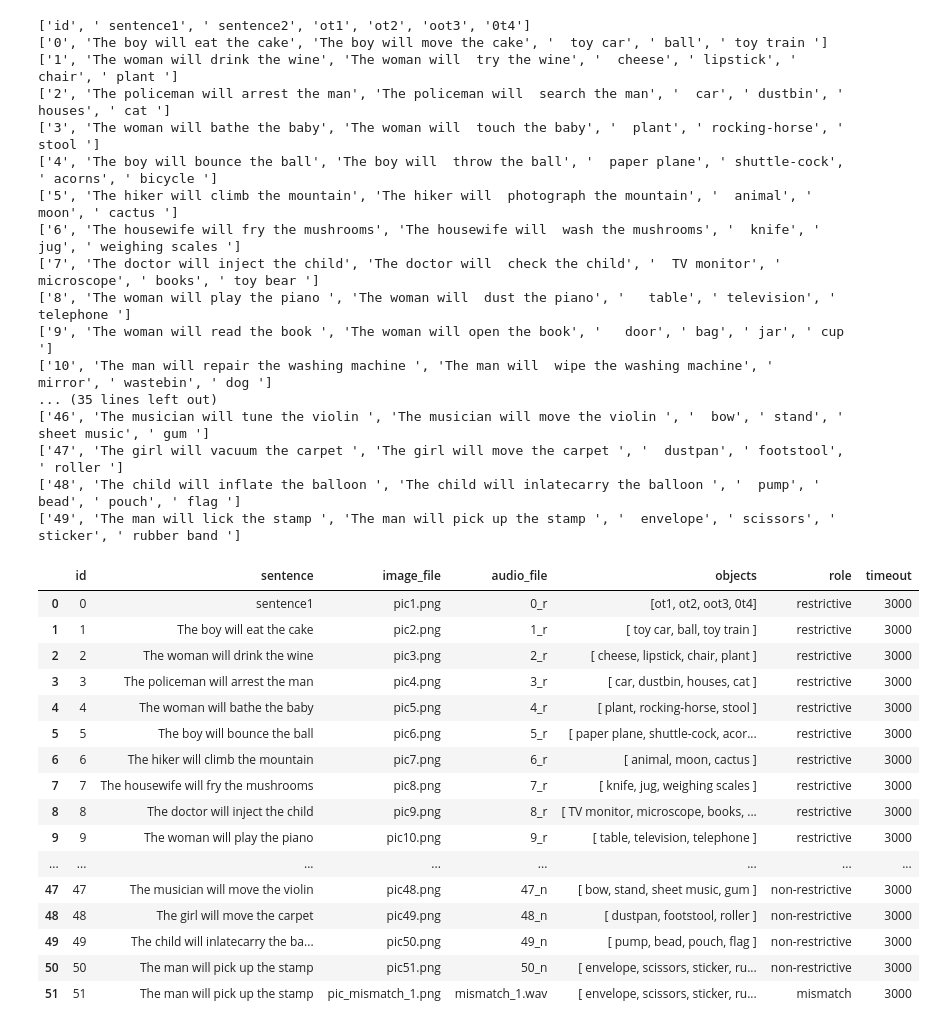
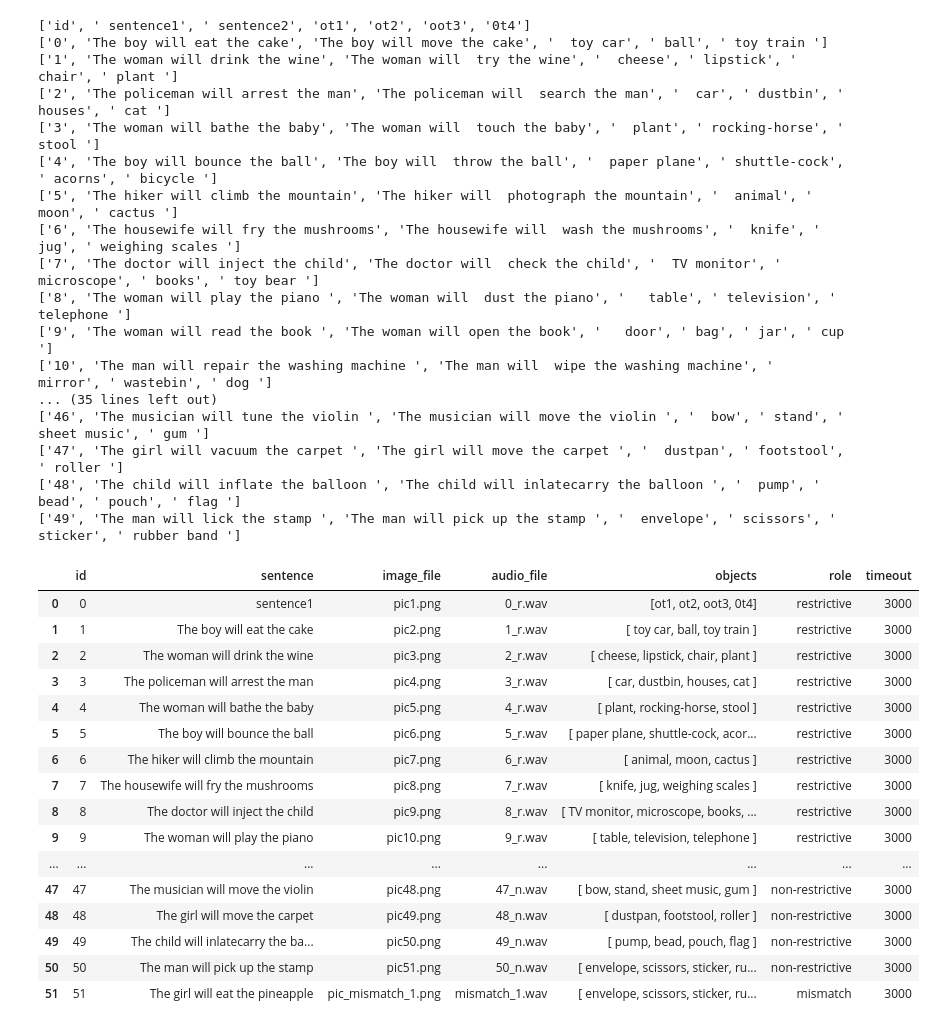
Before and after one commit to JonathanTheDuck/et26_VisualWorldParadigm, a Jupyter notebook: 01_experiment/stimuli/creatingDataStructure/prep_stimuliFIle.ipynb, the cells around one changed output. Drawn from its saved outputs; the diff is of its cells as text; code cells hidden in the pictures.

```diff
--- a/01_experiment/stimuli/creatingDataStructure/prep_stimuliFIle.ipynb
+++ b/01_experiment/stimuli/creatingDataStructure/prep_stimuliFIle.ipynb
@@ -18,55 +18,57 @@ with open ('sentences.csv', 'r') as file:
         objects = [row[3],row[4],row[5],row[6]] if len(row) > 6 else [row[3],row[4],row[5]]
         if indx <25:
             sentence=row[1] #taking the restrictive sentence for the first 25
-            audio_file = f"{indx}_r"
+            audio_file = f"{indx}_r.wav"
             role='restrictive'
         else:
             sentence=row[2] #takling the non restictive for the last 25
-            audio_file = f"{indx}_n"
+            audio_file = f"{indx}_n.wav"
             role='non-restrictive'
 
         imge_file = f"pic{indx+1}.png"#tara saved the images staring at 1 while i saved the audios starting at 0. We can correct this mismatch at the next iteration of stimuli creation
 
 
         df_stimuli.loc[len(df_stimuli)] = {'id': indx, 'sentence': sentence, 'image_file': imge_file, 'audio_file': audio_file, 'objects': objects, 'role':role, 'timeout': timeout}
         indx +=1
 
 #adding stimuli with mismatch here: (currently only one created: pineapple girl)
 df_stimuli.loc[len(df_stimuli)] = {'id': indx, 'sentence': 'The girl will eat the pineapple', 'image_file': 'pic_mismatch_1.png', 'audio_file': 'mismatch_1.wav', 'objects': objects, 'role': 'mismatch', 'timeout': timeout}
 
+
+df_stimuli.to_csv('stimuli_expandedData.csv', index=False)
 df_stimuli
 # %% [output]
 ['id', ' sentence1', ' sentence2', 'ot1', 'ot2', 'oot3', '0t4']
 ['0', 'The boy will eat the cake', 'The boy will move the cake', '  toy car', ' ball', ' toy train ']
 ['1', 'The woman will drink the wine', 'The woman will  try the wine', '  cheese', ' lipstick', ' chair', ' plant ']
 ['2', 'The policeman will arrest the man', 'The policeman will  search the man', '  car', ' dustbin', ' houses', ' cat ']
 ['3', 'The woman will bathe the baby', 'The woman will  touch the baby', '  plant', ' rocking-horse', ' stool ']
 ['4', 'The boy will bounce the ball', 'The boy will  throw the ball', '  paper plane', ' shuttle-cock', ' acorns', ' bicycle ']
 ['5', 'The hiker will climb the mountain', 'The hiker will  photograph the mountain', '  animal', ' moon', ' cactus ']
 ['6', 'The housewife will fry the mushrooms', 'The housewife will  wash the mushrooms', '  knife', ' jug', ' weighing scales ']
 ['7', 'The doctor will inject the child', 'The doctor will  check the child', '  TV monitor', ' microscope', ' books', ' toy bear ']
 ['8', 'The woman will play the piano ', 'The woman will  dust the piano', '   table', ' television', ' telephone ']
 ['9', 'The woman will read the book ', 'The woman will open the book', '   door', ' bag', ' jar', ' cup ']
 ['10', 'The man will repair the washing machine ', 'The man will  wipe the washing machine', '   mirror', ' wastebin', ' dog ']
 ... (35 lines left out)
 ['46', 'The musician will tune the violin ', 'The musician will move the violin ', '  bow', ' stand', ' sheet music', ' gum ']
 ['47', 'The girl will vacuum the carpet ', 'The girl will move the carpet ', '  dustpan', ' footstool', ' roller ']
 ['48', 'The child will inflate the balloon ', 'The child will inlatecarry the balloon ', '  pump', ' bead', ' pouch', ' flag ']
 ['49', 'The man will lick the stamp ', 'The man will pick up the stamp ', '  envelope', ' scissors', ' sticker', ' rubber band ']
 |  | id | sentence | image_file | audio_file | objects | role | timeout |
-| 0 | 0 | sentence1 | pic1.png | 0_r | [ot1, ot2, oot3, 0t4] | restrictive | 3000 |
-| 1 | 1 | The boy will eat the cake | pic2.png | 1_r | [ toy car, ball, toy train ] | restrictive | 3000 |
-| 2 | 2 | The woman will drink the wine | pic3.png | 2_r | [ cheese, lipstick, chair, plant ] | restrictive | 3000 |
-| 3 | 3 | The policeman will arrest the man | pic4.png | 3_r | [ car, dustbin, houses, cat ] | restrictive | 3000 |
-| 4 | 4 | The woman will bathe the baby | pic5.png | 4_r | [ plant, rocking-horse, stool ] | restrictive | 3000 |
-| 5 | 5 | The boy will bounce the ball | pic6.png | 5_r | [ paper plane, shuttle-cock, acor... | restrictive | 3000 |
-| 6 | 6 | The hiker will climb the mountain | pic7.png | 6_r | [ animal, moon, cactus ] | restrictive | 3000 |
-| 7 | 7 | The housewife will fry the mushrooms | pic8.png | 7_r | [ knife, jug, weighing scales ] | restrictive | 3000 |
-| 8 | 8 | The doctor will inject the child | pic9.png | 8_r | [ TV monitor, microscope, books, ... | restrictive | 3000 |
-| 9 | 9 | The woman will play the piano | pic10.png | 9_r | [ table, television, telephone ] | restrictive | 3000 |
+| 0 | 0 | sentence1 | pic1.png | 0_r.wav | [ot1, ot2, oot3, 0t4] | restrictive | 3000 |
+| 1 | 1 | The boy will eat the cake | pic2.png | 1_r.wav | [ toy car, ball, toy train ] | restrictive | 3000 |
+| 2 | 2 | The woman will drink the wine | pic3.png | 2_r.wav | [ cheese, lipstick, chair, plant ] | restrictive | 3000 |
+| 3 | 3 | The policeman will arrest the man | pic4.png | 3_r.wav | [ car, dustbin, houses, cat ] | restrictive | 3000 |
+| 4 | 4 | The woman will bathe the baby | pic5.png | 4_r.wav | [ plant, rocking-horse, stool ] | restrictive | 3000 |
+| 5 | 5 | The boy will bounce the ball | pic6.png | 5_r.wav | [ paper plane, shuttle-cock, acor... | restrictive | 3000 |
+| 6 | 6 | The hiker will climb the mountain | pic7.png | 6_r.wav | [ animal, moon, cactus ] | restrictive | 3000 |
+| 7 | 7 | The housewife will fry the mushrooms | pic8.png | 7_r.wav | [ knife, jug, weighing scales ] | restrictive | 3000 |
+| 8 | 8 | The doctor will inject the child | pic9.png | 8_r.wav | [ TV monitor, microscope, books, ... | restrictive | 3000 |
+| 9 | 9 | The woman will play the piano | pic10.png | 9_r.wav | [ table, television, telephone ] | restrictive | 3000 |
 | ... | ... | ... | ... | ... | ... | ... | ... |
-| 47 | 47 | The musician will move the violin | pic48.png | 47_n | [ bow, stand, sheet music, gum ] | non-restrictive | 3000 |
-| 48 | 48 | The girl will move the carpet | pic49.png | 48_n | [ dustpan, footstool, roller ] | non-restrictive | 3000 |
-| 49 | 49 | The child will inlatecarry the ba... | pic50.png | 49_n | [ pump, bead, pouch, flag ] | non-restrictive | 3000 |
-| 50 | 50 | The man will pick up the stamp | pic51.png | 50_n | [ envelope, scissors, sticker, ru... | non-restrictive | 3000 |
-| 51 | 51 | The man will pick up the stamp | pic_mismatch_1.png | mismatch_1.wav | [ envelope, scissors, sticker, ru... | mismatch | 3000 |
+| 47 | 47 | The musician will move the violin | pic48.png | 47_n.wav | [ bow, stand, sheet music, gum ] | non-restrictive | 3000 |
+| 48 | 48 | The girl will move the carpet | pic49.png | 48_n.wav | [ dustpan, footstool, roller ] | non-restrictive | 3000 |
+| 49 | 49 | The child will inlatecarry the ba... | pic50.png | 49_n.wav | [ pump, bead, pouch, flag ] | non-restrictive | 3000 |
+| 50 | 50 | The man will pick up the stamp | pic51.png | 50_n.wav | [ envelope, scissors, sticker, ru... | non-restrictive | 3000 |
+| 51 | 51 | The girl will eat the pineapple | pic_mismatch_1.png | mismatch_1.wav | [ envelope, scissors, sticker, ru... | mismatch | 3000 |
```
Also changed, not shown: 3 other files.
